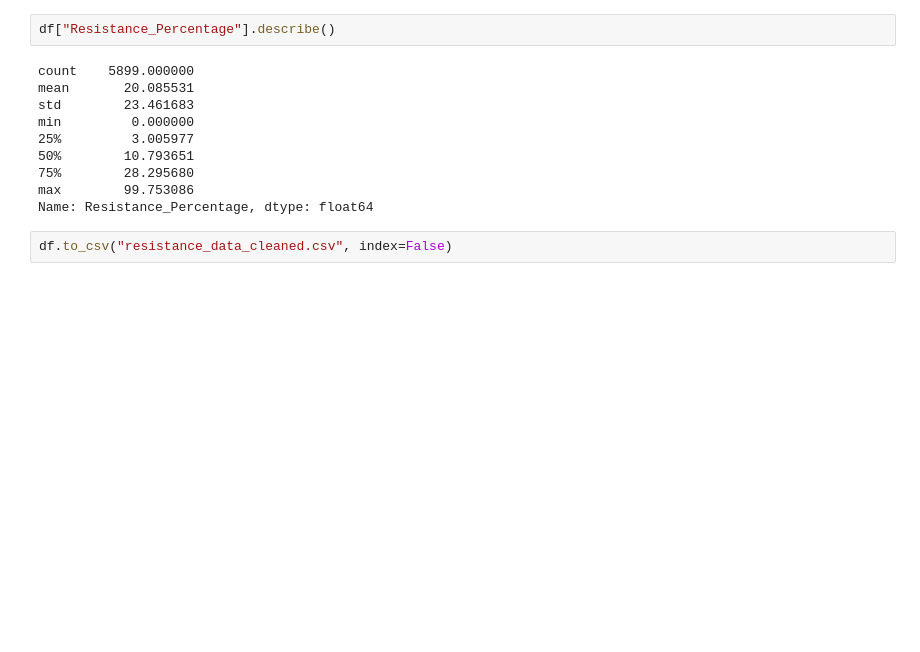
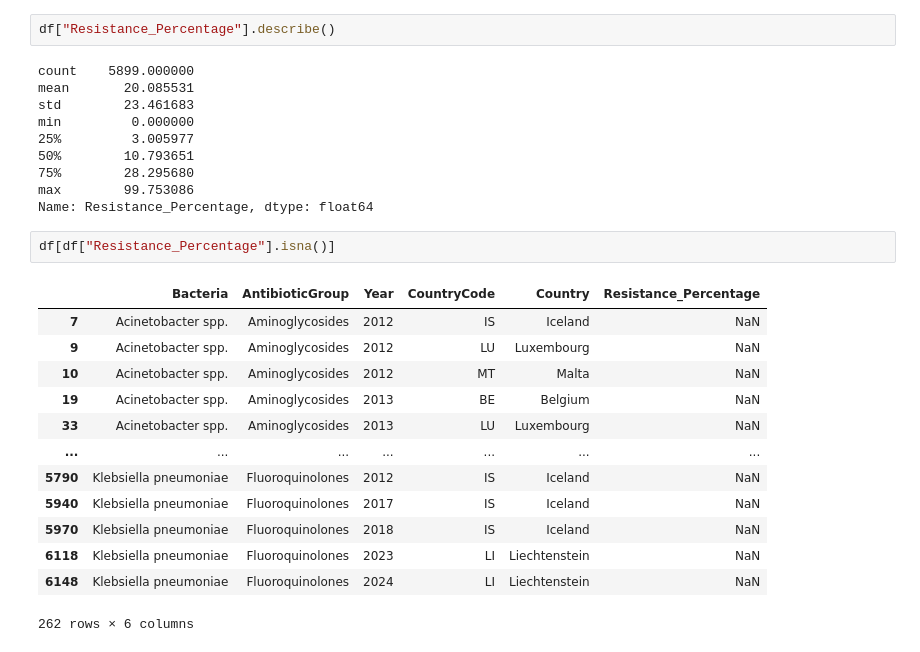
Before and after one commit to nieves-sanchez/antibiotic-resistance-eu-tableau, a Jupyter notebook: resistance_data.ipynb, the cells around one changed output. Drawn from its saved outputs; the diff is of its cells as text; blank space fills up the shorter version.

```diff
--- a/resistance_data.ipynb
+++ b/resistance_data.ipynb
@@ -262,5 +262,19 @@ min         0.000000
 75%        28.295680
 max        99.753086
 Name: Resistance_Percentage, dtype: float64
-# %%
-df.to_csv("resistance_data_cleaned.csv", index=False)
+# %%
+df[df["Resistance_Percentage"].isna()]
+# %% [output]
+|  | Bacteria | AntibioticGroup | Year | CountryCode | Country | Resistance_Percentage |
+| 7 | Acinetobacter spp. | Aminoglycosides | 2012 | IS | Iceland | NaN |
+| 9 | Acinetobacter spp. | Aminoglycosides | 2012 | LU | Luxembourg | NaN |
+| 10 | Acinetobacter spp. | Aminoglycosides | 2012 | MT | Malta | NaN |
+| 19 | Acinetobacter spp. | Aminoglycosides | 2013 | BE | Belgium | NaN |
+| 33 | Acinetobacter spp. | Aminoglycosides | 2013 | LU | Luxembourg | NaN |
+| ... | ... | ... | ... | ... | ... | ... |
+| 5790 | Klebsiella pneumoniae | Fluoroquinolones | 2012 | IS | Iceland | NaN |
+| 5940 | Klebsiella pneumoniae | Fluoroquinolones | 2017 | IS | Iceland | NaN |
+| 5970 | Klebsiella pneumoniae | Fluoroquinolones | 2018 | IS | Iceland | NaN |
+| 6118 | Klebsiella pneumoniae | Fluoroquinolones | 2023 | LI | Liechtenstein | NaN |
+| 6148 | Klebsiella pneumoniae | Fluoroquinolones | 2024 | LI | Liechtenstein | NaN |
+262 rows × 6 columns
```
Also changed, not shown: parts of 6 cells of this notebook, 1 other file.
